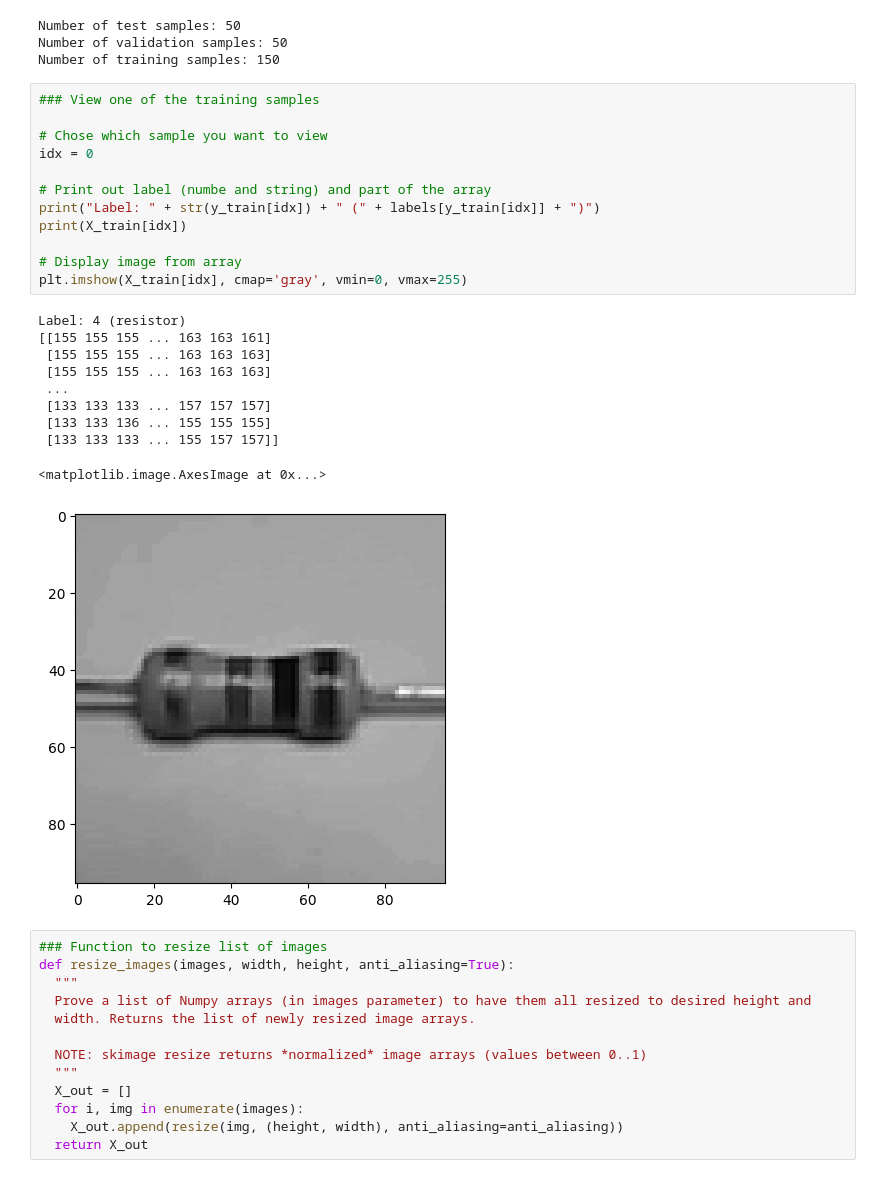
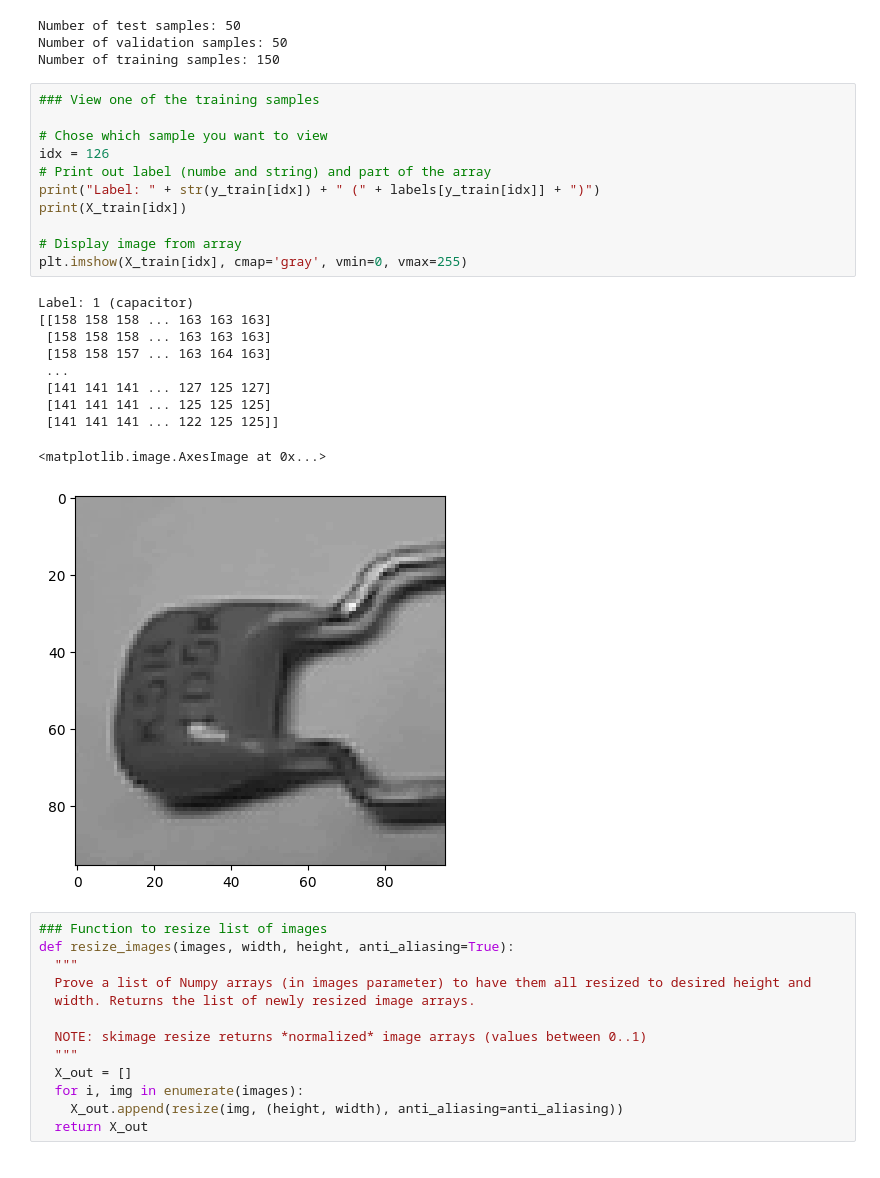
Before and after one commit to sartaj-sb/Tensors, a Jupyter notebook: 1.2.3 - Training an Image Classifier with Keras/image_classifier_dnn.ipynb, the cells around one changed output. Cells and saved outputs as stored; diff of their text form.

```diff
--- a/1.2.3 - Training an Image Classifier with Keras/image_classifier_dnn.ipynb
+++ b/1.2.3 - Training an Image Classifier with Keras/image_classifier_dnn.ipynb
@@ -167,26 +167,25 @@ Number of training samples: 150
 # %%
 ### View one of the training samples
 
 # Chose which sample you want to view
-idx = 0
-
+idx = 126
 # Print out label (numbe and string) and part of the array
 print("Label: " + str(y_train[idx]) + " (" + labels[y_train[idx]] + ")")
 print(X_train[idx])
 
 # Display image from array
 plt.imshow(X_train[idx], cmap='gray', vmin=0, vmax=255)
 # %% [output]
-Label: 4 (resistor)
-[[155 155 155 ... 163 163 161]
- [155 155 155 ... 163 163 163]
- [155 155 155 ... 163 163 163]
+Label: 1 (capacitor)
+[[158 158 158 ... 163 163 163]
+ [158 158 158 ... 163 163 163]
+ [158 158 157 ... 163 164 163]
  ...
- [133 133 133 ... 157 157 157]
- [133 133 136 ... 155 155 155]
- [133 133 133 ... 155 157 157]]
+ [141 141 141 ... 127 125 127]
+ [141 141 141 ... 125 125 125]
+ [141 141 141 ... 122 125 125]]
 <matplotlib.image.AxesImage at 0x...>
-[figure, old version]
+[figure, new version]
 # %%
 ### Function to resize list of images
 def resize_images(images, width, height, anti_aliasing=True):
```
Also changed, not shown: parts of 11 cells of this notebook.
